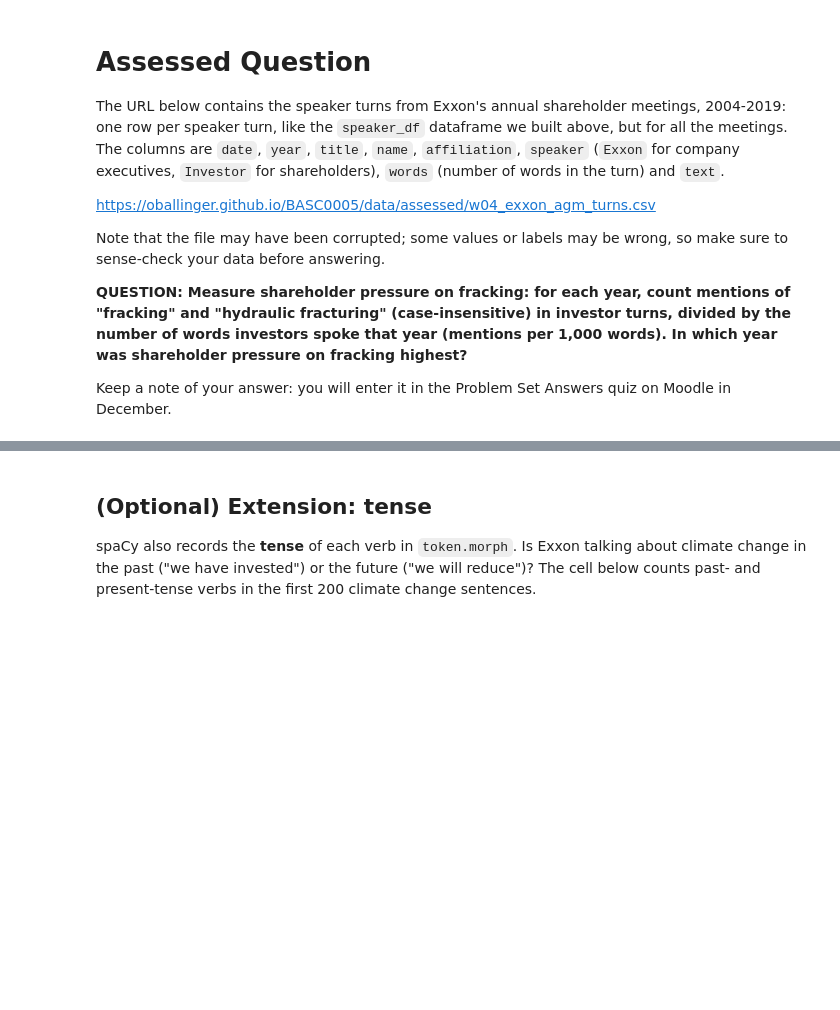
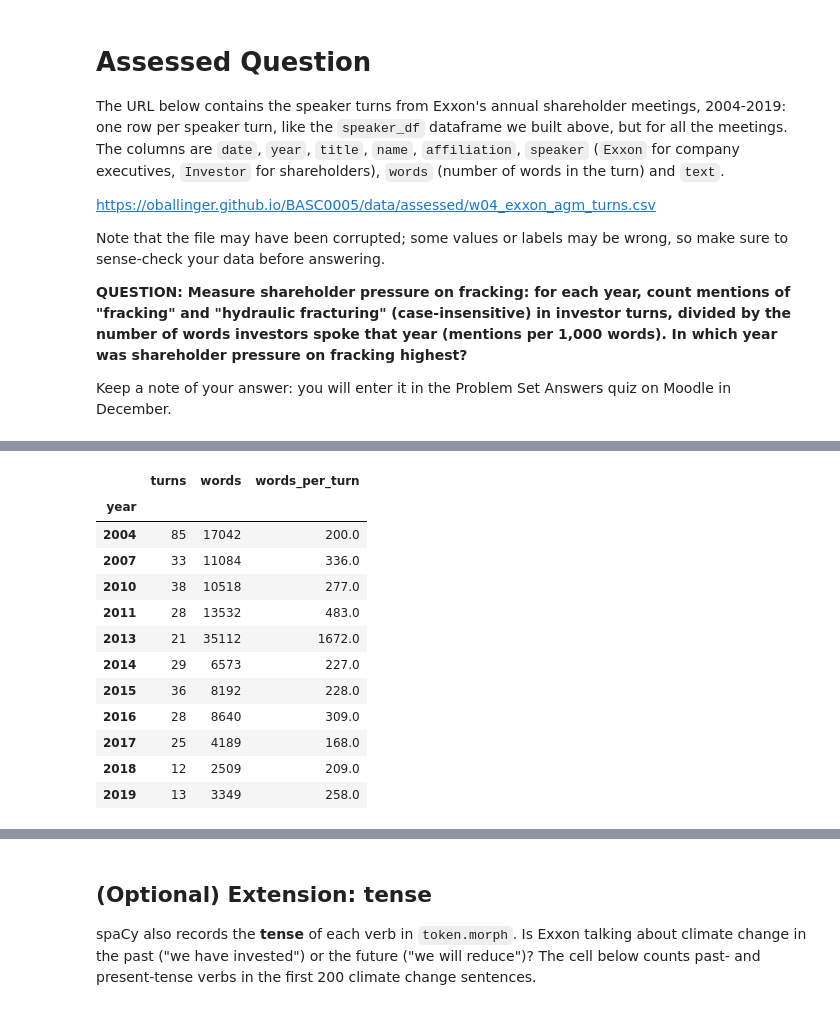
Before and after one commit to aydaugurel-web/QM2, a Jupyter notebook: notebooks/W04. Natural Language Processing.ipynb, the cells around one changed output, grey strips where cells are left out. Drawn from its saved outputs; the diff is of its cells as text; code cells hidden in the pictures; blank space fills up the shorter version.

```diff
--- a/notebooks/W04. Natural Language Processing.ipynb
+++ b/notebooks/W04. Natural Language Processing.ipynb
@@ -522,0 +714,24 @@ Keep a note of your answer: you will enter it in the Problem Set Answers quiz on
+# %%
+#i sense-checked and it seems like there is a problem with 2013. it had the most investor words of any year, which seems odd.
+#i'll count how many times investors spoke each year
+
+yearly["turns"] = investors.groupby("year").size()
+
+#average words per investor turn for each year
+
+yearly["words_per_turn"] = yearly["words"] / yearly["turns"]
+yearly[["turns", "words", "words_per_turn"]].round(0)
+# %% [output]
+|  | turns | words | words_per_turn |
+| year |  |  |  |
+| 2004 | 85 | 17042 | 200.0 |
+| 2007 | 33 | 11084 | 336.0 |
+| 2010 | 38 | 10518 | 277.0 |
+| 2011 | 28 | 13532 | 483.0 |
+| 2013 | 21 | 35112 | 1672.0 |
+| 2014 | 29 | 6573 | 227.0 |
+| 2015 | 36 | 8192 | 228.0 |
+| 2016 | 28 | 8640 | 309.0 |
+| 2017 | 25 | 4189 | 168.0 |
+| 2018 | 12 | 2509 | 209.0 |
+| 2019 | 13 | 3349 | 258.0 |
```
Also changed, not shown: parts of 26 cells of this notebook.
